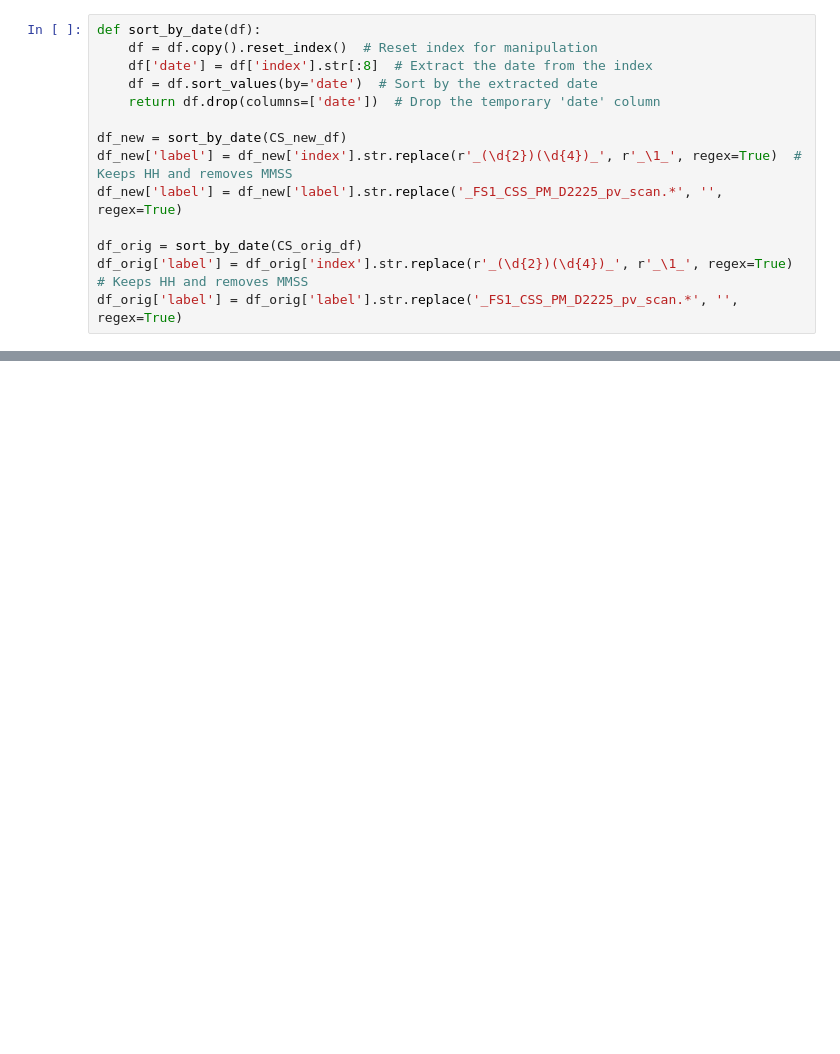
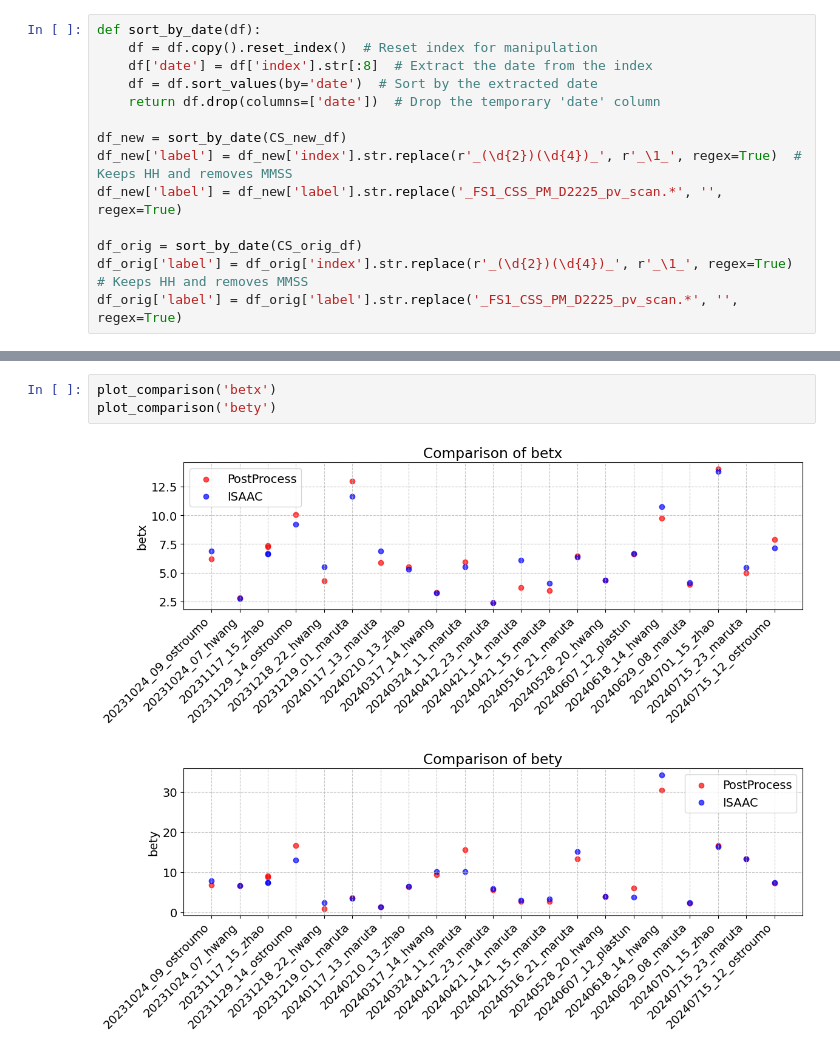
Before and after one commit to kilean20/PMpostprocess, a Jupyter notebook: example/reprocess_isaac_reconst.ipynb, the cells around one changed output, grey strips where cells are left out. Saved outputs shown, nothing was run; the diff lists cells and outputs as text; blank space fills up the shorter version.

```diff
--- a/example/reprocess_isaac_reconst.ipynb
+++ b/example/reprocess_isaac_reconst.ipynb
@@ -145,0 +156,6 @@ idx4exam
+# %%
+plot_comparison('betx')
+plot_comparison('bety')
+# %% [output]
+[figure, added]
+[figure, added]
```
Also changed, not shown: parts of 12 cells of this notebook, 3 other files.
